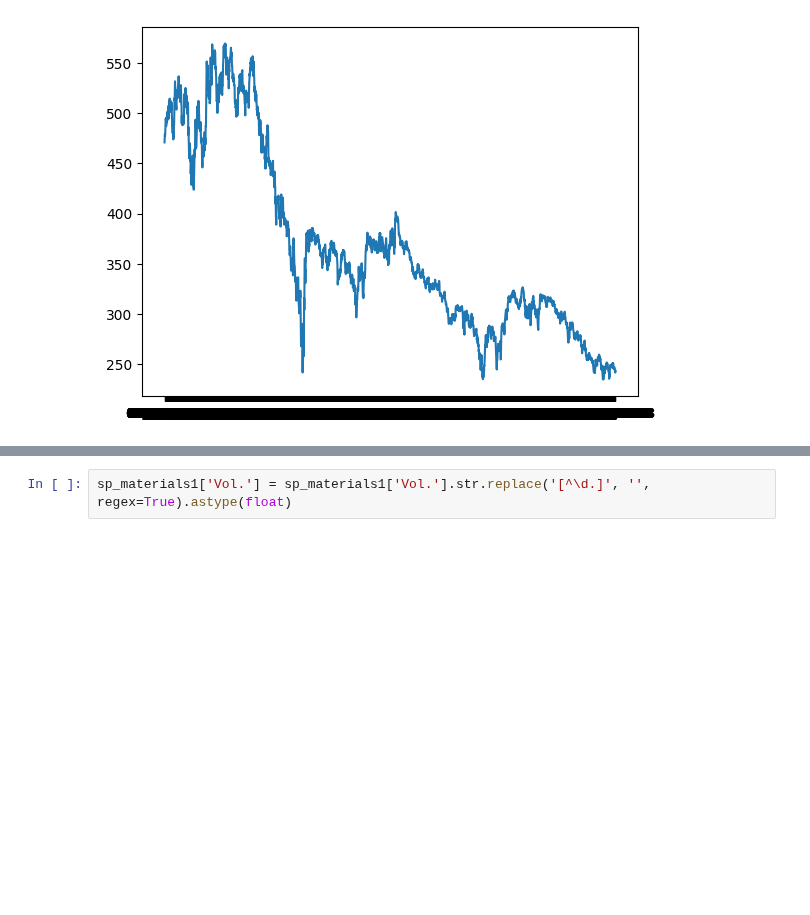
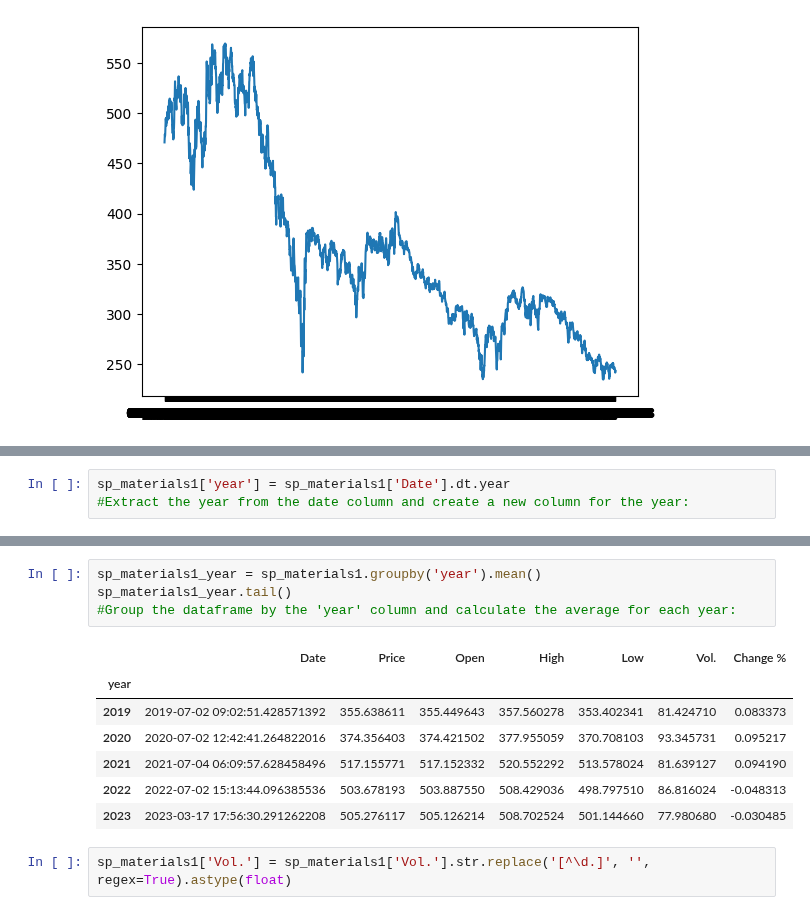
Before and after one commit to ChrisVerg/SmartInvest, a Jupyter notebook: Notebooks/Israel_FinalProjectTestSpace_IG.ipynb, the cells around one changed output, grey strips where cells are left out. Cells and saved outputs as stored; diff of their text form; blank space fills up the shorter version.

```diff
--- a/Notebooks/Israel_FinalProjectTestSpace_IG.ipynb
+++ b/Notebooks/Israel_FinalProjectTestSpace_IG.ipynb
@@ -145,3 +147,6 @@ print(sp_materials1)
 2619  01/02/2013  243.21  238.28  244.05  238.28  133.78M    2.35%
 
 [2620 rows x 7 columns]
+# %%
+sp_materials1['year'] = sp_materials1['Date'].dt.year
+#Extract the year from the date column and create a new column for the year:
@@ -148,3 +171,15 @@ print(sp_materials1)
+# %%
+sp_materials1_year = sp_materials1.groupby('year').mean()
+sp_materials1_year.tail()
+#Group the dataframe by the 'year' column and calculate the average for each year:
+# %% [output]
+|  | Date | Price | Open | High | Low | Vol. | Change % |
+| year |  |  |  |  |  |  |  |
+| 2019 | 2019-07-02 09:02:51.428571392 | 355.638611 | 355.449643 | 357.560278 | 353.402341 | 81.424710 | 0.083373 |
+| 2020 | 2020-07-02 12:42:41.264822016 | 374.356403 | 374.421502 | 377.955059 | 370.708103 | 93.345731 | 0.095217 |
+| 2021 | 2021-07-04 06:09:57.628458496 | 517.155771 | 517.152332 | 520.552292 | 513.578024 | 81.639127 | 0.094190 |
+| 2022 | 2022-07-02 15:13:44.096385536 | 503.678193 | 503.887550 | 508.429036 | 498.797510 | 86.816024 | -0.048313 |
+| 2023 | 2023-03-17 17:56:30.291262208 | 505.276117 | 505.126214 | 508.702524 | 501.144660 | 77.980680 | -0.030485 |
 # %%
 sp_materials1['Vol.'] = sp_materials1['Vol.'].str.replace('[^\d.]', '', regex=True).astype(float)
 # %%
```
Also changed, not shown: parts of 5 cells of this notebook.
